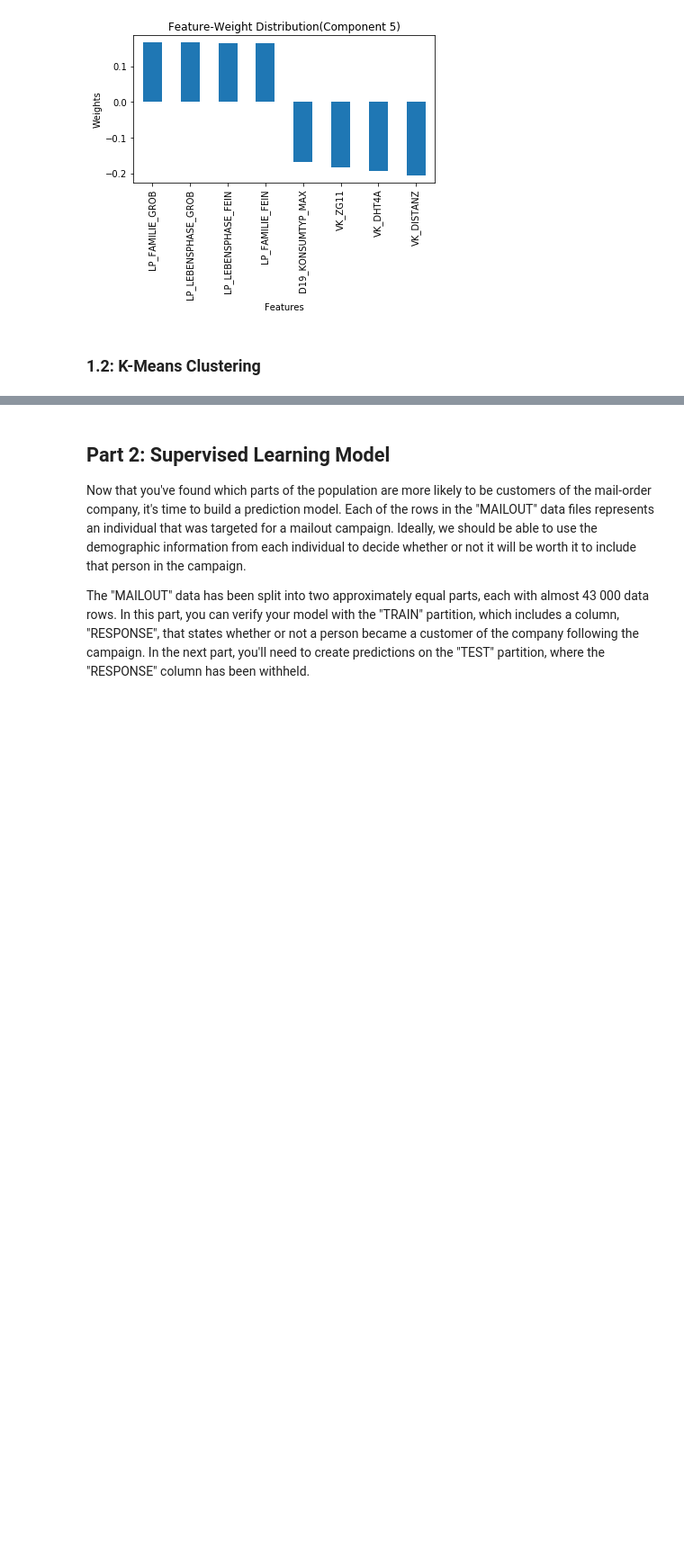
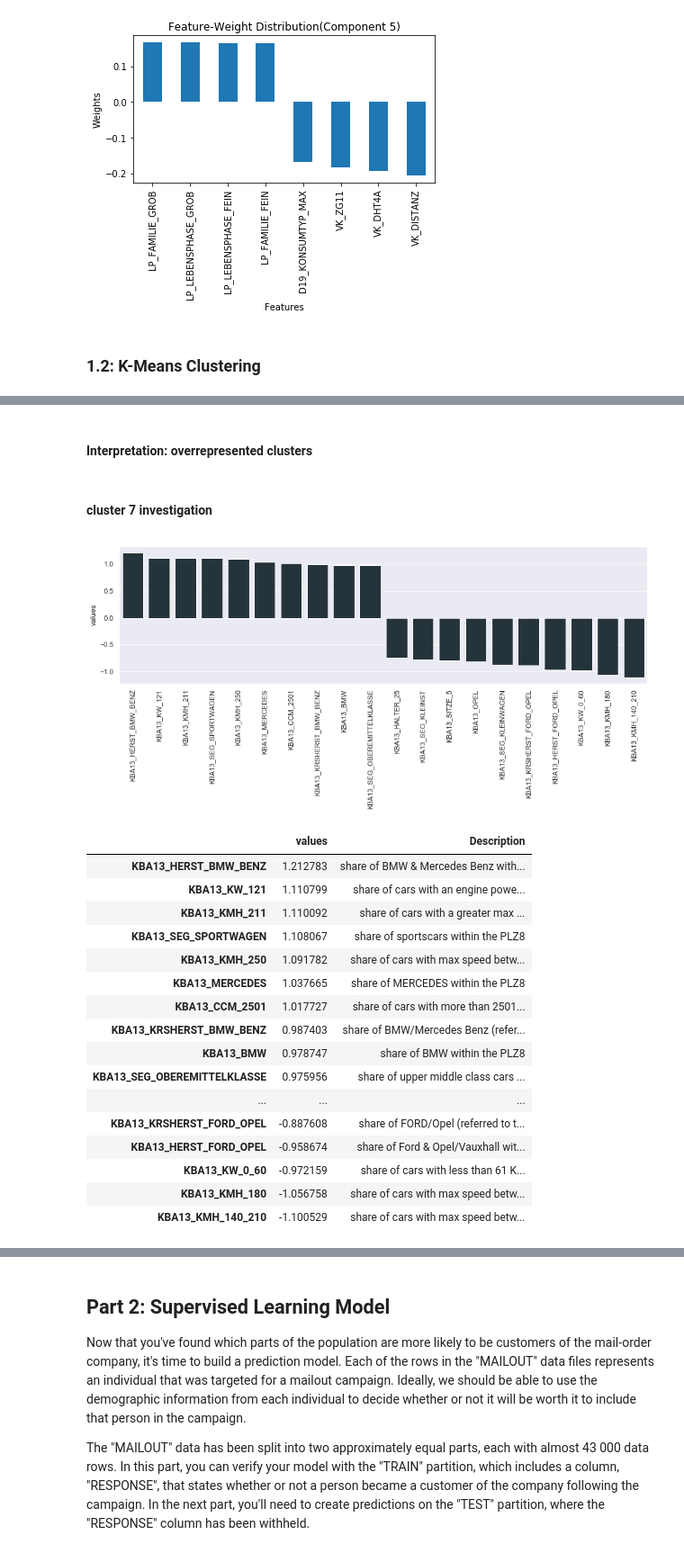
Before and after one commit to alssalo/Arvato-Project, a Jupyter notebook: Arvato Project Workbook.ipynb, the cells around one changed output, grey strips where cells are left out. Shown: that part at 90% size. Cells and saved outputs as stored; diff of their text form; code cells hidden in the pictures; blank space fills up the shorter version.

```diff
--- a/Arvato Project Workbook.ipynb
+++ b/Arvato Project Workbook.ipynb
@@ -449,0 +554,48 @@ KeyboardInterrupt:
+# %%
+def plot_feat_values(kmeans,n_cluster,df,pca):
+
+    weight = kmeans.cluster_centers_[n_cluster]
+    top_feat = pd.DataFrame(pca.inverse_transform(weight),index = df.columns,
+                 columns=["values"]).sort_values("values",ascending=False)
+
+    top_feat = pd.concat([top_feat.head(10),top_feat.tail(10)])
+    top_feat["Description" ] = np.nan
+    #top_feat["Additional notes"] = np.nan
+
+    for index in top_feat.index:
+        if index in dias_attr_detailed.Attribute.to_list():
+            top_feat.loc[index,"Description"] = dias_attr_detailed[dias_attr_detailed.Attribute == index]["Description"].iloc[0]
+            #top_feat.loc[index ,"Additional notes"] = dias_attr_detailed[dias_attr_detailed.Attribute == index]["Additional notes"].iloc[0]
+
+    #plot graph
+    plt.figure(figsize=(15,4))
+    sns.set(style="darkgrid")
+    sns.barplot(x = top_feat.index , y = top_feat["values"],color='#21353e', errwidth=1 ,capsize =7)
+    plt.xticks(rotation='vertical')
+    plt.show()
+    return top_feat
+# %% [markdown]
+#### Interpretation: overrepresented clusters
+# %% [markdown]
+#### cluster 7 investigation
+# %%
+plot_feat_values(kmeans_model,7,customers_new,pca_2)
+# %% [output]
+[figure, added]
+|  | values | Description |
+| KBA13_HERST_BMW_BENZ | 1.212783 | share of BMW & Mercedes Benz with... |
+| KBA13_KW_121 | 1.110799 | share of cars with an engine powe... |
+| KBA13_KMH_211 | 1.110092 | share of cars with a greater max ... |
+| KBA13_SEG_SPORTWAGEN | 1.108067 | share of sportscars within the PLZ8 |
+| KBA13_KMH_250 | 1.091782 | share of cars with max speed betw... |
+| KBA13_MERCEDES | 1.037665 | share of MERCEDES within the PLZ8 |
+| KBA13_CCM_2501 | 1.017727 | share of cars with more than 2501... |
+| KBA13_KRSHERST_BMW_BENZ | 0.987403 | share of BMW/Mercedes Benz (refer... |
+| KBA13_BMW | 0.978747 | share of BMW within the PLZ8 |
+| KBA13_SEG_OBEREMITTELKLASSE | 0.975956 | share of upper middle class cars ... |
+| ... | ... | ... |
+| KBA13_KRSHERST_FORD_OPEL | -0.887608 | share of FORD/Opel (referred to t... |
+| KBA13_HERST_FORD_OPEL | -0.958674 | share of Ford & Opel/Vauxhall wit... |
+| KBA13_KW_0_60 | -0.972159 | share of cars with less than 61 K... |
+| KBA13_KMH_180 | -1.056758 | share of cars with max speed betw... |
+| KBA13_KMH_140_210 | -1.100529 | share of cars with max speed betw... |
```
Also changed, not shown: parts of 58 cells of this notebook.
